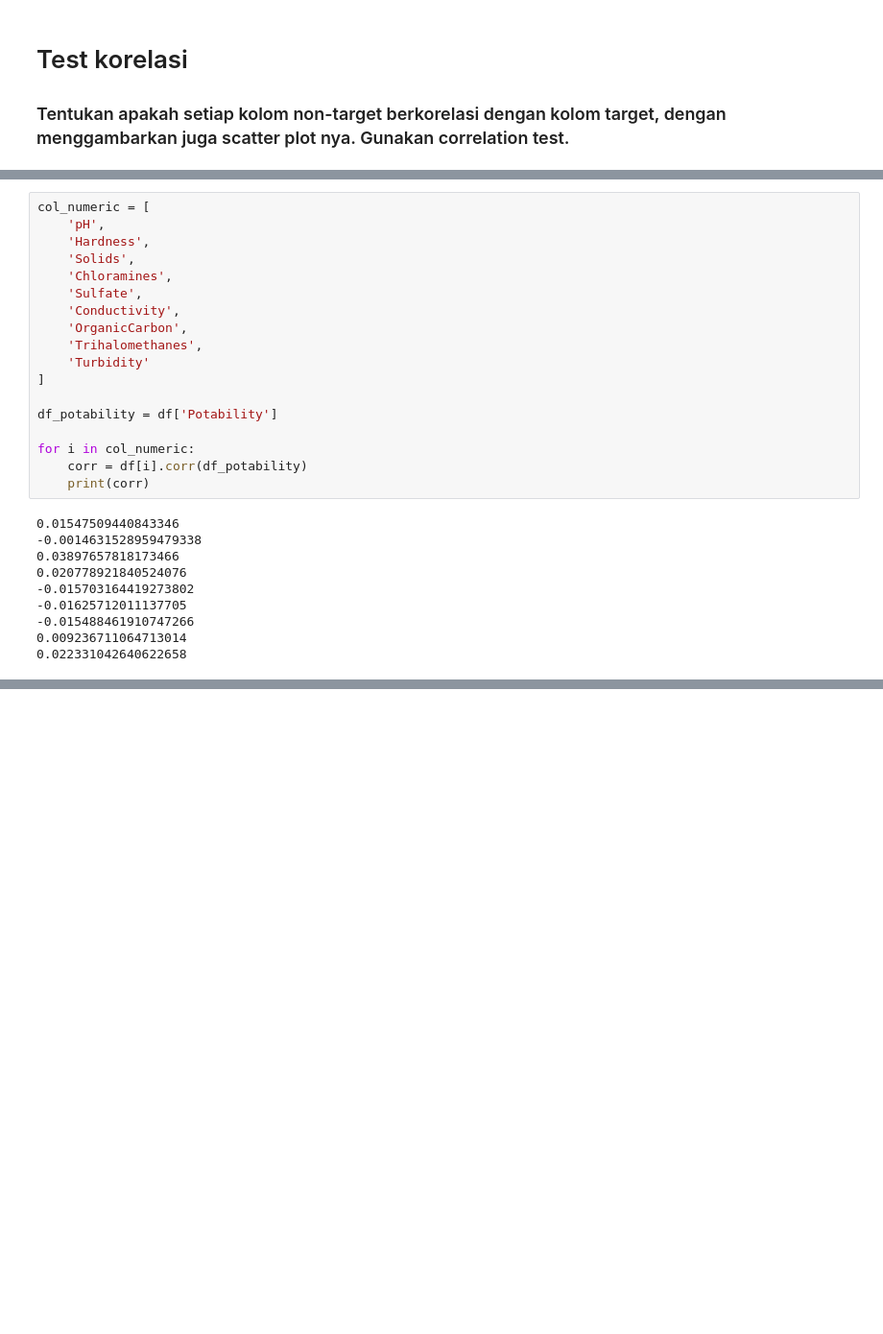
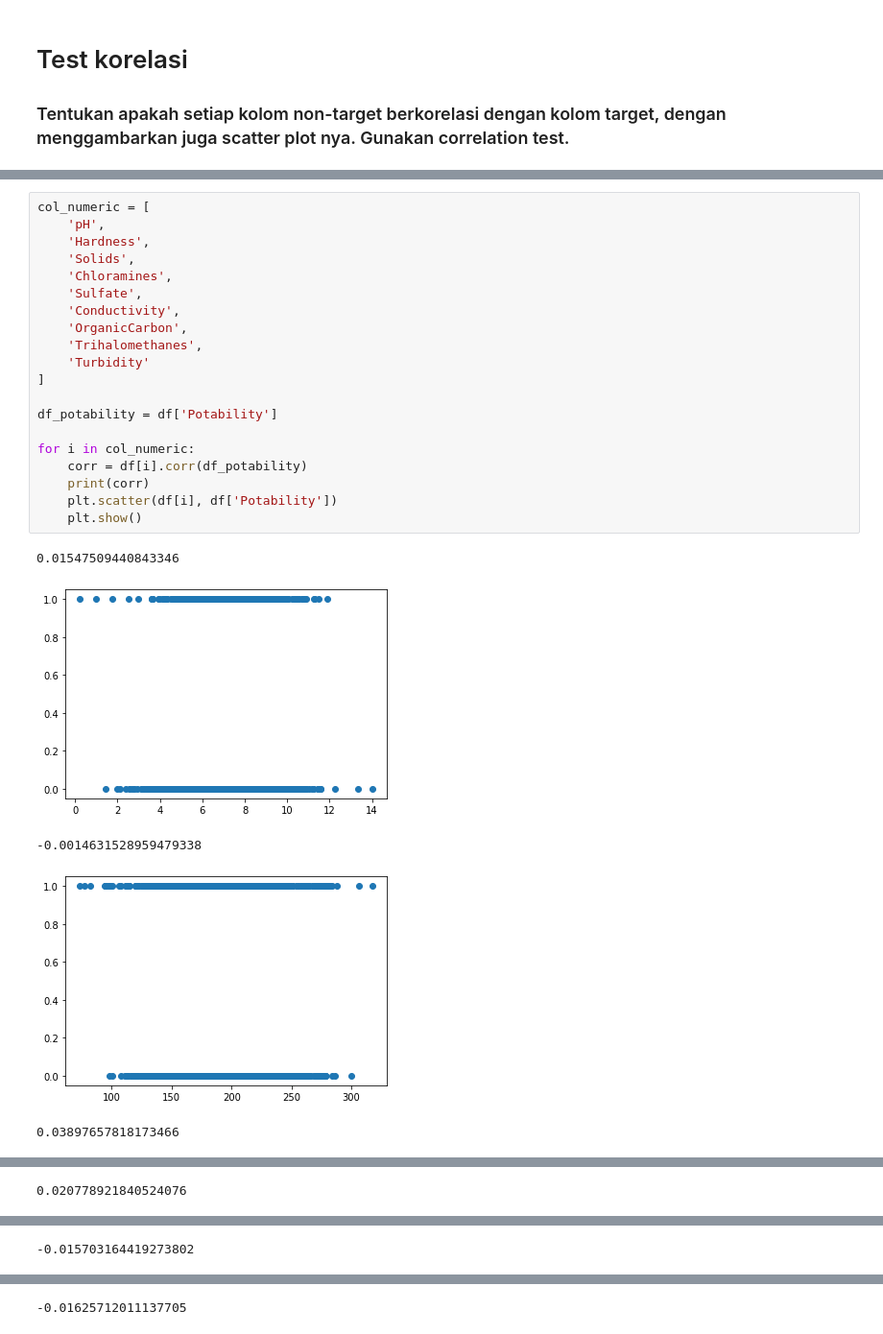
Before and after one commit to ZianTsabit/Tubes-Probstat, a Jupyter notebook: soal6.ipynb, the cells around one changed output, grey strips where cells are left out. Shown: that part at 96% size. Saved outputs shown, nothing was run; the diff lists cells and outputs as text; blank space fills up the shorter version.

```diff
--- a/soal6.ipynb
+++ b/soal6.ipynb
@@ -23,28 +19,26 @@ df.head()
 # %%
 col_numeric = [
     'pH',
     'Hardness',
     'Solids',
     'Chloramines',
     'Sulfate',
     'Conductivity',
     'OrganicCarbon',
     'Trihalomethanes',
     'Turbidity'
 ]
 
 df_potability = df['Potability']
 
 for i in col_numeric:
     corr = df[i].corr(df_potability)
     print(corr)
+    plt.scatter(df[i], df['Potability'])
+    plt.show()
 # %% [output]
 0.01547509440843346
--0.0014631528959479338
-0.03897657818173466
-0.020778921840524076
--0.015703164419273802
--0.01625712011137705
--0.015488461910747266
-0.009236711064713014
-0.022331042640622658
+[figure, added]
+-0.0014631528959479338
+[figure, added]
+0.03897657818173466
@@ -50,0 +46 @@ for i in col_numeric:
+0.020778921840524076
@@ -50,0 +48 @@ for i in col_numeric:
+-0.015703164419273802
@@ -50,0 +50 @@ for i in col_numeric:
+-0.01625712011137705
```
Also changed, not shown: parts of 2 cells of this notebook.
